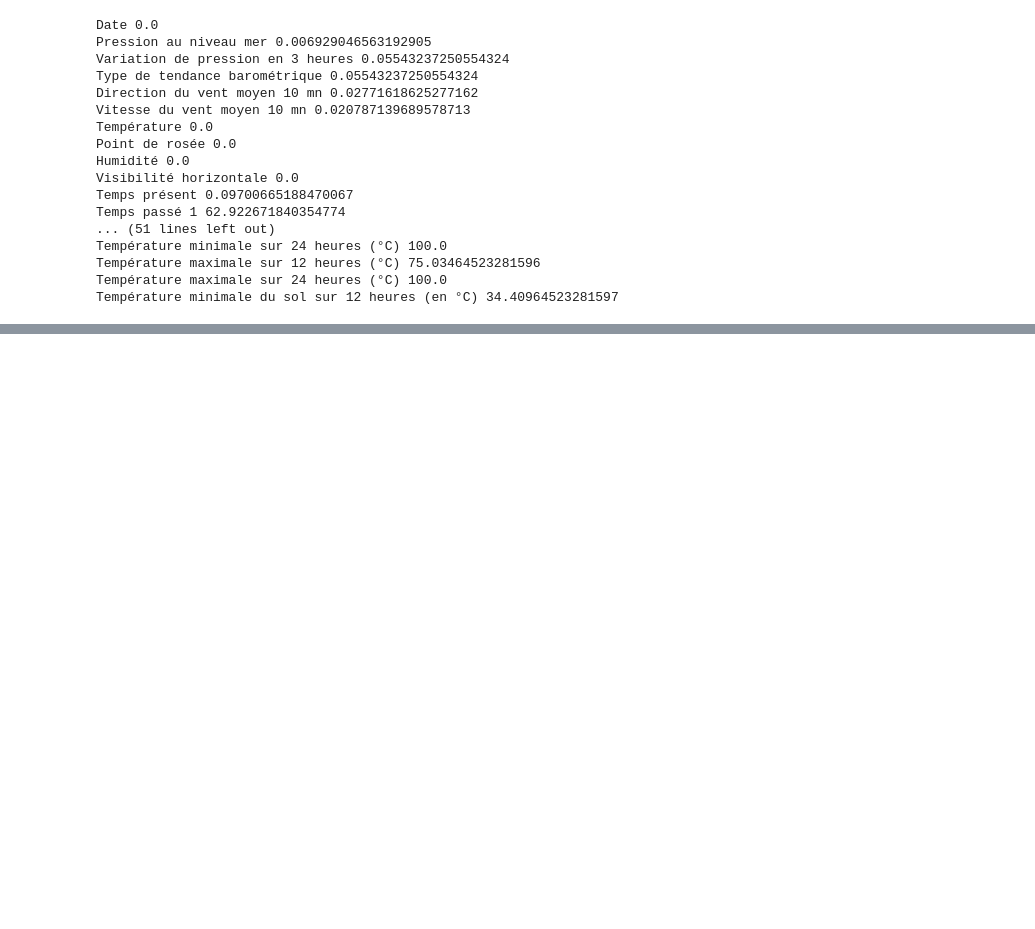
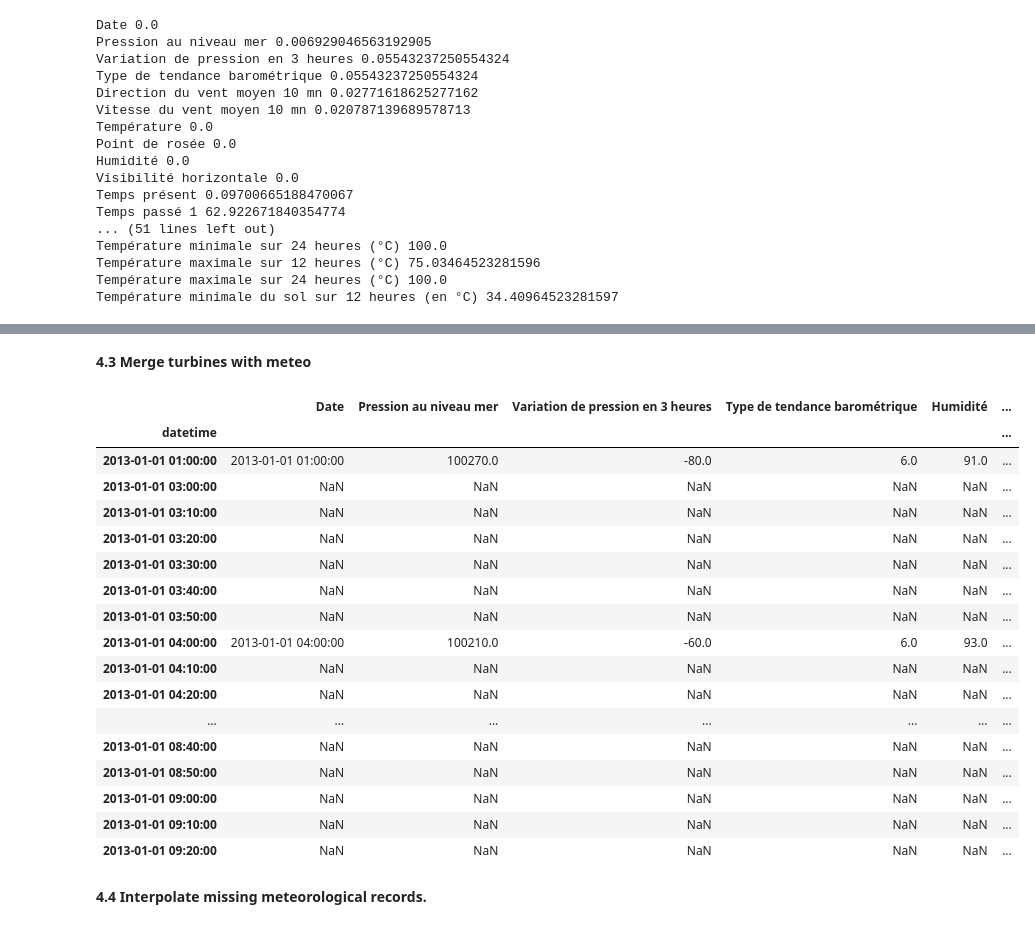
Before and after one commit to SchaubClerigue/A-3-hour-Power-Prediction-from-Monitored-Wind-Turbines, a Jupyter notebook: Untitled.ipynb, the cells around one changed output, grey strips where cells are left out. Drawn from its saved outputs; the diff is of its cells as text; code cells hidden in the pictures; blank space fills up the shorter version.

```diff
--- a/Untitled.ipynb
+++ b/Untitled.ipynb
@@ -263,0 +279,3 @@ for column, NaN in zip(df_met.columns, nulls_meteo): # iterate through columns a
+# %%
+# Sort values by date
+df_met=df_met.sort_values(by='Date')
@@ -263,0 +339,5 @@ for column, NaN in zip(df_met.columns, nulls_meteo): # iterate through columns a
+# %%
+df_turb11= df_turb11.dropna(axis=0, subset=['P_3h'])
+df_turb21= df_turb21.dropna(axis=0, subset=['P_3h'])
+df_turb36= df_turb36.dropna(axis=0, subset=['P_3h'])
+df_turb90= df_turb90.dropna(axis=0, subset=['P_3h'])
@@ -263,0 +365,8 @@ for column, NaN in zip(df_met.columns, nulls_meteo): # iterate through columns a
+# %% [markdown]
+**4.3 Merge turbines with meteo**
+# %%
+# Create common column 'datetime' in all generator frames and df_met
+dataframes = [df_turb11, df_turb21, df_turb36, df_turb90]
+for d in dataframes:
+    d.insert(2, 'datetime', d.Date_time) # 4 turbines
+df_met.insert(2, 'datetime', df_met.Date) # meteo
@@ -263,0 +379,29 @@ for column, NaN in zip(df_met.columns, nulls_meteo): # iterate through columns a
+# %%
+# Merge turbine's dataframes with df_met
+df_turb11= pd.merge(df_met, df_turb11, how="outer", left_index=True, right_index=True)
+df_turb21= pd.merge(df_met, df_turb21, how="outer", left_index=True, right_index=True)
+df_turb36= pd.merge(df_met, df_turb36, how="outer", left_index=True, right_index=True)
+df_turb90= pd.merge(df_met, df_turb90, how="outer", left_index=True, right_index=True)
+# %%
+df_turb11.head(40)
+# %% [output]
+|  | Date | Pression au niveau mer | Variation de pression en 3 heures | Type de tendance barométrique | Humidité | ... |
+| datetime |  |  |  |  |  | ... |
+| 2013-01-01 01:00:00 | 2013-01-01 01:00:00 | 100270.0 | -80.0 | 6.0 | 91.0 | ... |
+| 2013-01-01 03:00:00 | NaN | NaN | NaN | NaN | NaN | ... |
+| 2013-01-01 03:10:00 | NaN | NaN | NaN | NaN | NaN | ... |
+| 2013-01-01 03:20:00 | NaN | NaN | NaN | NaN | NaN | ... |
+| 2013-01-01 03:30:00 | NaN | NaN | NaN | NaN | NaN | ... |
+| 2013-01-01 03:40:00 | NaN | NaN | NaN | NaN | NaN | ... |
+| 2013-01-01 03:50:00 | NaN | NaN | NaN | NaN | NaN | ... |
+| 2013-01-01 04:00:00 | 2013-01-01 04:00:00 | 100210.0 | -60.0 | 6.0 | 93.0 | ... |
+| 2013-01-01 04:10:00 | NaN | NaN | NaN | NaN | NaN | ... |
+| 2013-01-01 04:20:00 | NaN | NaN | NaN | NaN | NaN | ... |
+| ... | ... | ... | ... | ... | ... | ... |
+| 2013-01-01 08:40:00 | NaN | NaN | NaN | NaN | NaN | ... |
+| 2013-01-01 08:50:00 | NaN | NaN | NaN | NaN | NaN | ... |
+| 2013-01-01 09:00:00 | NaN | NaN | NaN | NaN | NaN | ... |
+| 2013-01-01 09:10:00 | NaN | NaN | NaN | NaN | NaN | ... |
+| 2013-01-01 09:20:00 | NaN | NaN | NaN | NaN | NaN | ... |
+# %% [markdown]
+**4.4 Interpolate missing meteorological records.**
```
Also changed, not shown: parts of 30 cells of this notebook.
